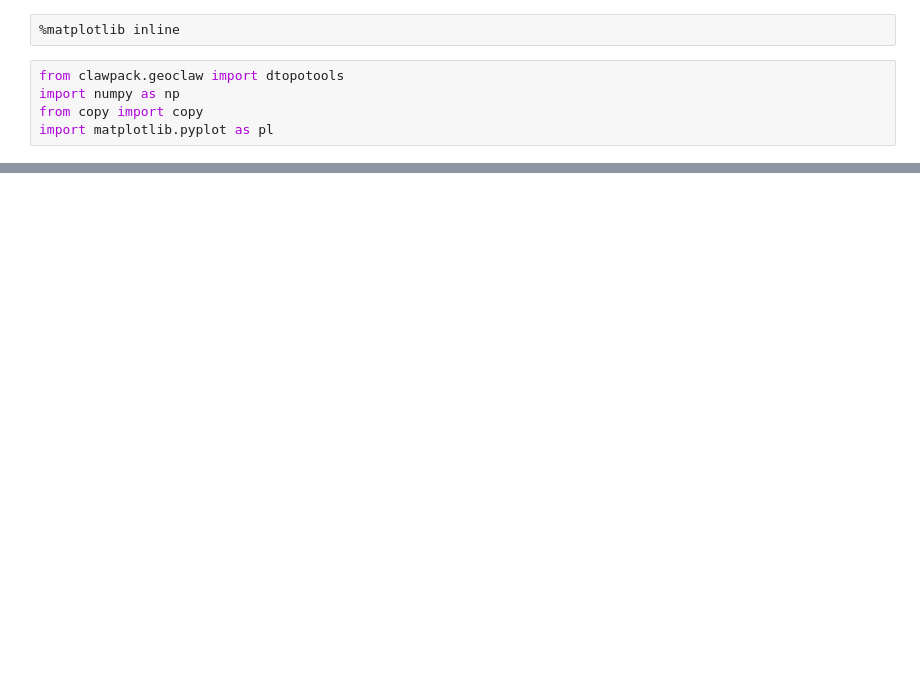
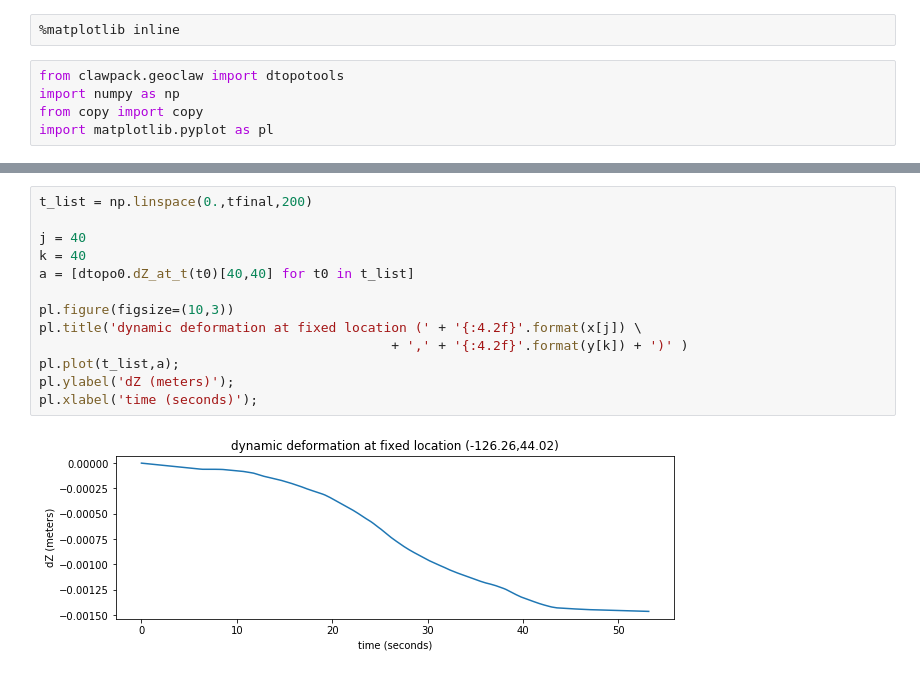
Before and after one commit to rjleveque/dtopotools_triangular_test, a Jupyter notebook: CSZ_example.ipynb, the cells around one changed output, grey strips where cells are left out. Saved outputs shown, nothing was run; the diff lists cells and outputs as text; blank space fills up the shorter version.

```diff
--- a/CSZ_example.ipynb
+++ b/CSZ_example.ipynb
@@ -65,0 +122,15 @@ fig.savefig('CSZ_triangular.png')
+# %%
+t_list = np.linspace(0.,tfinal,200)
+
+j = 40
+k = 40
+a = [dtopo0.dZ_at_t(t0)[40,40] for t0 in t_list]
+
+pl.figure(figsize=(10,3))
+pl.title('dynamic deformation at fixed location (' + '{:4.2f}'.format(x[j]) \
+                                             + ',' + '{:4.2f}'.format(y[k]) + ')' )
+pl.plot(t_list,a);
+pl.ylabel('dZ (meters)');
+pl.xlabel('time (seconds)');
+# %% [output]
+[figure, added]
```
Also changed, not shown: parts of 13 cells of this notebook.
